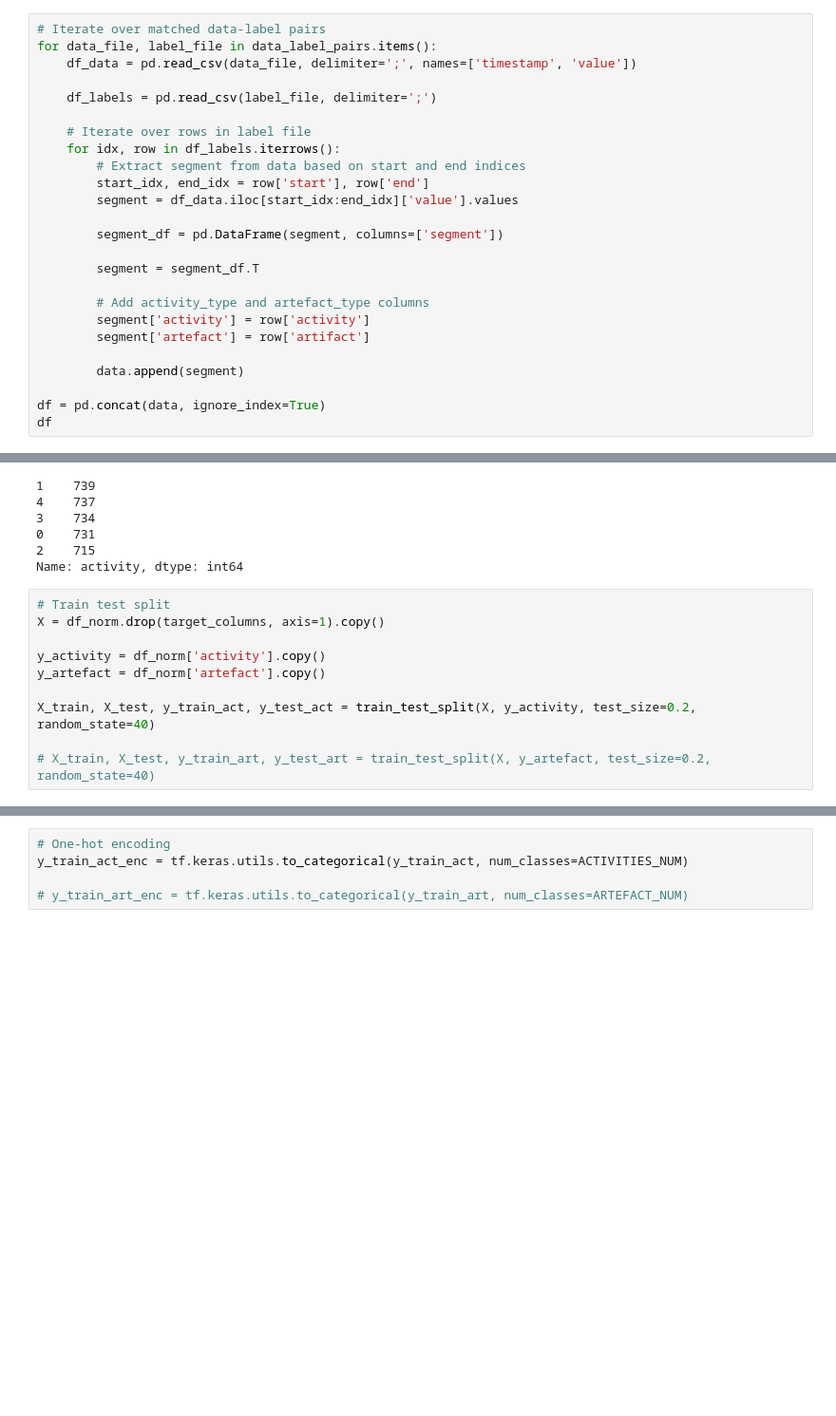
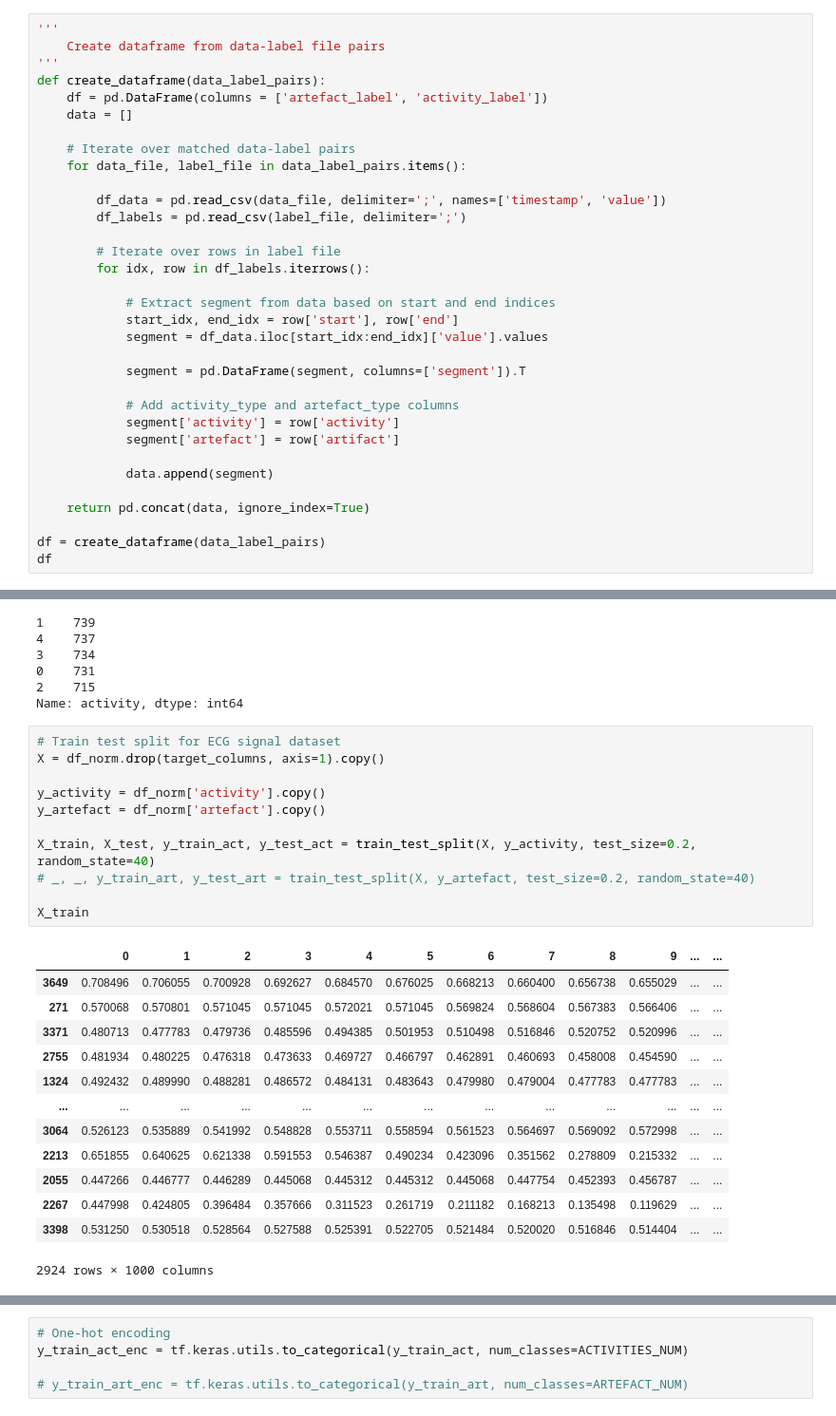
Before and after one commit to kalouskova/DP, a Jupyter notebook: src/impl/Automatic_artefact_detecion.ipynb, the cells around one changed output, grey strips where cells are left out. Shown: that part at 95% size. Cells and saved outputs as stored; diff of their text form; blank space fills up the shorter version.

```diff
--- a/src/impl/Automatic_artefact_detecion.ipynb
+++ b/src/impl/Automatic_artefact_detecion.ipynb
@@ -117,27 +126,35 @@ for id_dir in os.listdir(PARENT_DIR):
 # %%
-# Iterate over matched data-label pairs
-for data_file, label_file in data_label_pairs.items():
-    df_data = pd.read_csv(data_file, delimiter=';', names=['timestamp', 'value'])
+'''
+    Create dataframe from data-label file pairs
+'''
+def create_dataframe(data_label_pairs):
+    df = pd.DataFrame(columns = ['artefact_label', 'activity_label'])
+    data = []
 
-    df_labels = pd.read_csv(label_file, delimiter=';')
+    # Iterate over matched data-label pairs
+    for data_file, label_file in data_label_pairs.items():
 
-    # Iterate over rows in label file
-    for idx, row in df_labels.iterrows():
-        # Extract segment from data based on start and end indices
-        start_idx, end_idx = row['start'], row['end']
-        segment = df_data.iloc[start_idx:end_idx]['value'].values
+        df_data = pd.read_csv(data_file, delimiter=';', names=['timestamp', 'value'])
+        df_labels = pd.read_csv(label_file, delimiter=';')
 
-        segment_df = pd.DataFrame(segment, columns=['segment'])
+        # Iterate over rows in label file
+        for idx, row in df_labels.iterrows():
 
-        segment = segment_df.T
+            # Extract segment from data based on start and end indices
+            start_idx, end_idx = row['start'], row['end']
+            segment = df_data.iloc[start_idx:end_idx]['value'].values
 
-        # Add activity_type and artefact_type columns
-        segment['activity'] = row['activity']
-        segment['artefact'] = row['artifact']
+            segment = pd.DataFrame(segment, columns=['segment']).T
 
-        data.append(segment)
+            # Add activity_type and artefact_type columns
+            segment['activity'] = row['activity']
+            segment['artefact'] = row['artifact']
 
-df = pd.concat(data, ignore_index=True)
+            data.append(segment)
+
+    return pd.concat(data, ignore_index=True)
+
+df = create_dataframe(data_label_pairs)
 df
 # %% [output]
 |  | 0 | 1 | 2 | 3 | 4 | 5 | 6 | 7 | 8 | 9 | ... | ... |
@@ -194,12 +241,27 @@ df_norm['activity'].value_counts()
 2    715
 Name: activity, dtype: int64
 # %%
-# Train test split
+# Train test split for ECG signal dataset
 X = df_norm.drop(target_columns, axis=1).copy()
 
 y_activity = df_norm['activity'].copy()
 y_artefact = df_norm['artefact'].copy()
 
 X_train, X_test, y_train_act, y_test_act = train_test_split(X, y_activity, test_size=0.2, random_state=40)
+# _, _, y_train_art, y_test_art = train_test_split(X, y_artefact, test_size=0.2, random_state=40)
 
-# X_train, X_test, y_train_art, y_test_art = train_test_split(X, y_artefact, test_size=0.2, random_state=40)
+X_train
+# %% [output]
+|  | 0 | 1 | 2 | 3 | 4 | 5 | 6 | 7 | 8 | 9 | ... | ... |
+| 3649 | 0.708496 | 0.706055 | 0.700928 | 0.692627 | 0.684570 | 0.676025 | 0.668213 | 0.660400 | 0.656738 | 0.655029 | ... | ... |
+| 271 | 0.570068 | 0.570801 | 0.571045 | 0.571045 | 0.572021 | 0.571045 | 0.569824 | 0.568604 | 0.567383 | 0.566406 | ... | ... |
+| 3371 | 0.480713 | 0.477783 | 0.479736 | 0.485596 | 0.494385 | 0.501953 | 0.510498 | 0.516846 | 0.520752 | 0.520996 | ... | ... |
+| 2755 | 0.481934 | 0.480225 | 0.476318 | 0.473633 | 0.469727 | 0.466797 | 0.462891 | 0.460693 | 0.458008 | 0.454590 | ... | ... |
+| 1324 | 0.492432 | 0.489990 | 0.488281 | 0.486572 | 0.484131 | 0.483643 | 0.479980 | 0.479004 | 0.477783 | 0.477783 | ... | ... |
+| ... | ... | ... | ... | ... | ... | ... | ... | ... | ... | ... | ... | ... |
+| 3064 | 0.526123 | 0.535889 | 0.541992 | 0.548828 | 0.553711 | 0.558594 | 0.561523 | 0.564697 | 0.569092 | 0.572998 | ... | ... |
+| 2213 | 0.651855 | 0.640625 | 0.621338 | 0.591553 | 0.546387 | 0.490234 | 0.423096 | 0.351562 | 0.278809 | 0.215332 | ... | ... |
+| 2055 | 0.447266 | 0.446777 | 0.446289 | 0.445068 | 0.445312 | 0.445312 | 0.445068 | 0.447754 | 0.452393 | 0.456787 | ... | ... |
+| 2267 | 0.447998 | 0.424805 | 0.396484 | 0.357666 | 0.311523 | 0.261719 | 0.211182 | 0.168213 | 0.135498 | 0.119629 | ... | ... |
+| 3398 | 0.531250 | 0.530518 | 0.528564 | 0.527588 | 0.525391 | 0.522705 | 0.521484 | 0.520020 | 0.516846 | 0.514404 | ... | ... |
+2924 rows × 1000 columns
```
Also changed, not shown: parts of 19 cells of this notebook, 55 other files.
